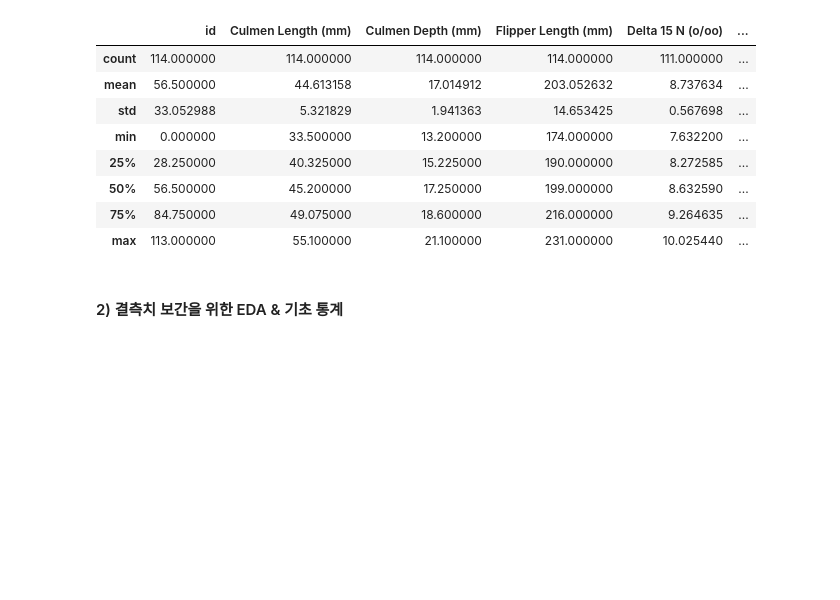
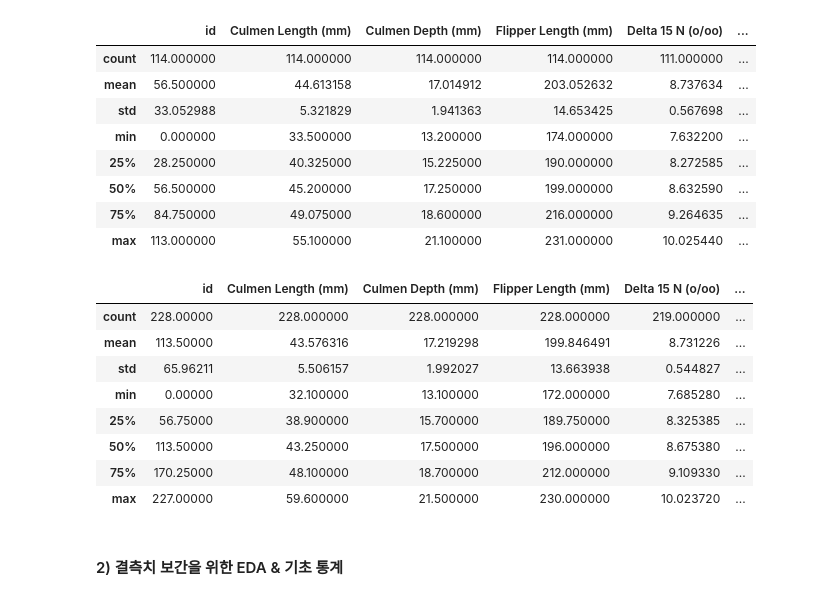
Before and after one commit to juyeon-shin/CLUB-D.N.A., a Jupyter notebook: 2022/01. 펭귄 몸무게 예측 경진대회/펭귄_몸무게_예측_경진대회_포트폴리오.ipynb, the cells around one changed output. Saved outputs shown, nothing was run; the diff lists cells and outputs as text; code cells hidden in the pictures; blank space fills up the shorter version.

```diff
--- a/2022/01. 펭귄 몸무게 예측 경진대회/펭귄_몸무게_예측_경진대회_포트폴리오.ipynb
+++ b/2022/01. 펭귄 몸무게 예측 경진대회/펭귄_몸무게_예측_경진대회_포트폴리오.ipynb
@@ -84,3 +81,6 @@ train.head()
 | 2 | 2 | Gentoo penguin (Pygoscelis papua) | Biscoe | Yes | 45.1 | 14.4 | ... |
 | 3 | 3 | Gentoo penguin (Pygoscelis papua) | Biscoe | Yes | 44.5 | 14.7 | ... |
 | 4 | 4 | Gentoo penguin (Pygoscelis papua) | Biscoe | No | 49.6 | 16.0 | ... |
+# %%
+test = pd.read_csv('/content/drive/MyDrive/2022/202201 펭귄 몸무게 예측 경진대회/데이터/test.csv')
+test.head()
@@ -139,6 +147,18 @@ train.describe()
 | 50% | 56.500000 | 45.200000 | 17.250000 | 199.000000 | 8.632590 | ... |
 | 75% | 84.750000 | 49.075000 | 18.600000 | 216.000000 | 9.264635 | ... |
 | max | 113.000000 | 55.100000 | 21.100000 | 231.000000 | 10.025440 | ... |
+# %%
+test.describe()
+# %% [output]
+|  | id | Culmen Length (mm) | Culmen Depth (mm) | Flipper Length (mm) | Delta 15 N (o/oo) | ... |
+| count | 228.00000 | 228.000000 | 228.000000 | 228.000000 | 219.000000 | ... |
+| mean | 113.50000 | 43.576316 | 17.219298 | 199.846491 | 8.731226 | ... |
+| std | 65.96211 | 5.506157 | 1.992027 | 13.663938 | 0.544827 | ... |
+| min | 0.00000 | 32.100000 | 13.100000 | 172.000000 | 7.685280 | ... |
+| 25% | 56.75000 | 38.900000 | 15.700000 | 189.750000 | 8.325385 | ... |
+| 50% | 113.50000 | 43.250000 | 17.500000 | 196.000000 | 8.675380 | ... |
+| 75% | 170.25000 | 48.100000 | 18.700000 | 212.000000 | 9.109330 | ... |
+| max | 227.00000 | 59.600000 | 21.500000 | 230.000000 | 10.023720 | ... |
 # %% [markdown]
 #### 2) 결측치 보간을 위한 EDA & 기초 통계
 # %% [markdown]
```
Also changed, not shown: parts of 31 cells of this notebook.
